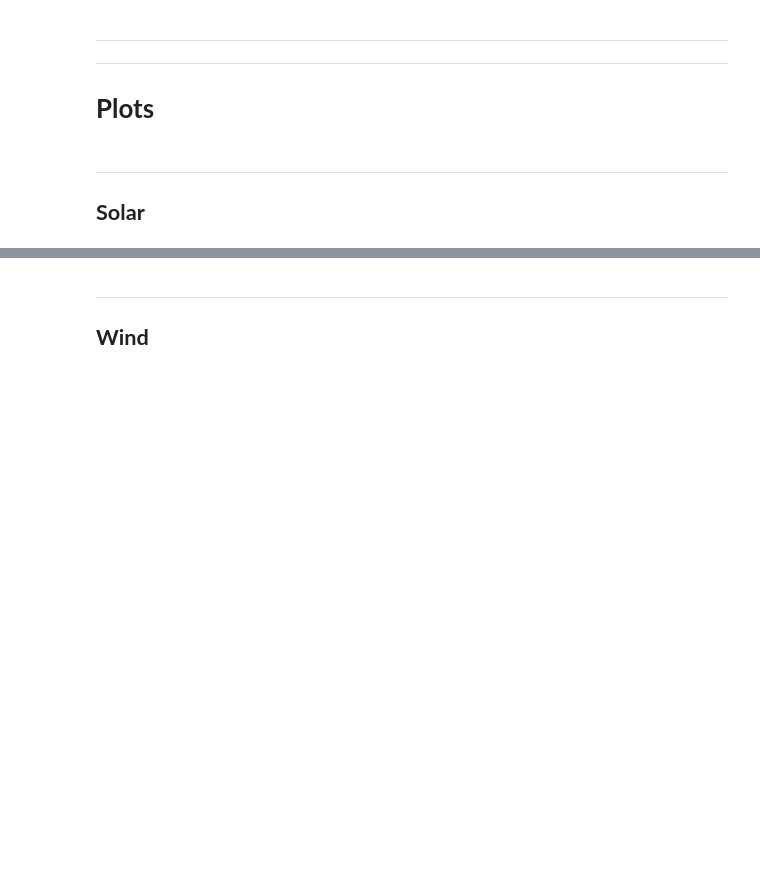
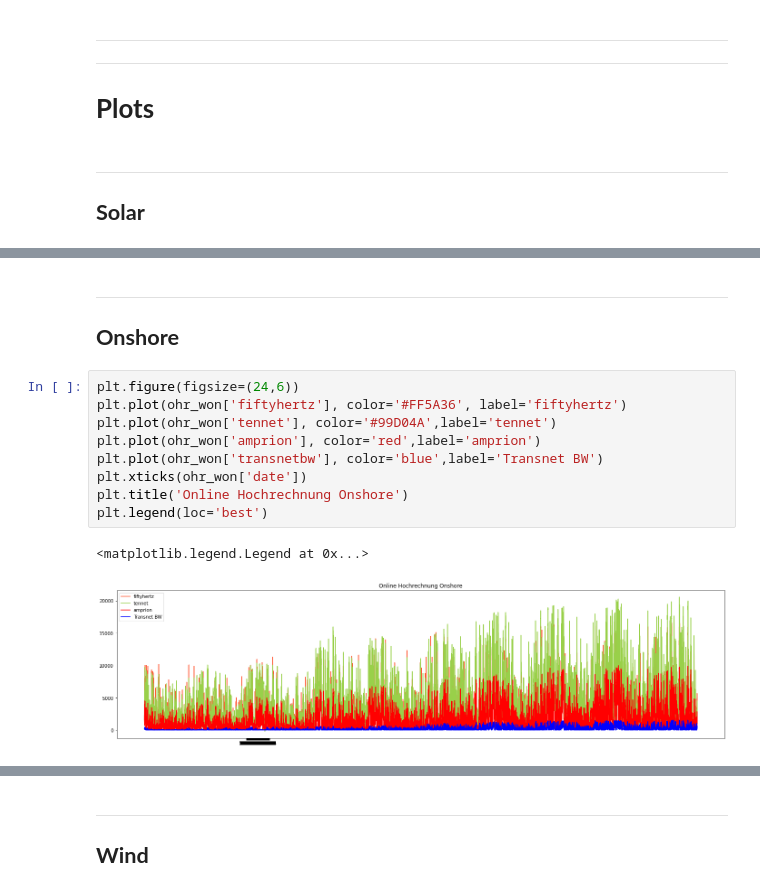
Before and after one commit to Windbenders/capstone_energy, a Jupyter notebook: notebooks/notebook_Katrin.ipynb, the cells around one changed output, grey strips where cells are left out. Drawn from its saved outputs; the diff is of its cells as text; blank space fills up the shorter version.

```diff
--- a/notebooks/notebook_Katrin.ipynb
+++ b/notebooks/notebook_Katrin.ipynb
@@ -578,0 +544,16 @@ KeyboardInterrupt:
+# %% [markdown]
+---
+
+## __Onshore__
+# %%
+plt.figure(figsize=(24,6))
+plt.plot(ohr_won['fiftyhertz'], color='#FF5A36', label='fiftyhertz')
+plt.plot(ohr_won['tennet'], color='#99D04A',label='tennet')
+plt.plot(ohr_won['amprion'], color='red',label='amprion')
+plt.plot(ohr_won['transnetbw'], color='blue',label='Transnet BW')
+plt.xticks(ohr_won['date'])
+plt.title('Online Hochrechnung Onshore')
+plt.legend(loc='best')
+# %% [output]
+<matplotlib.legend.Legend at 0x...>
+[figure, added]
```
Also changed, not shown: parts of 96 cells of this notebook, 1 other file.
